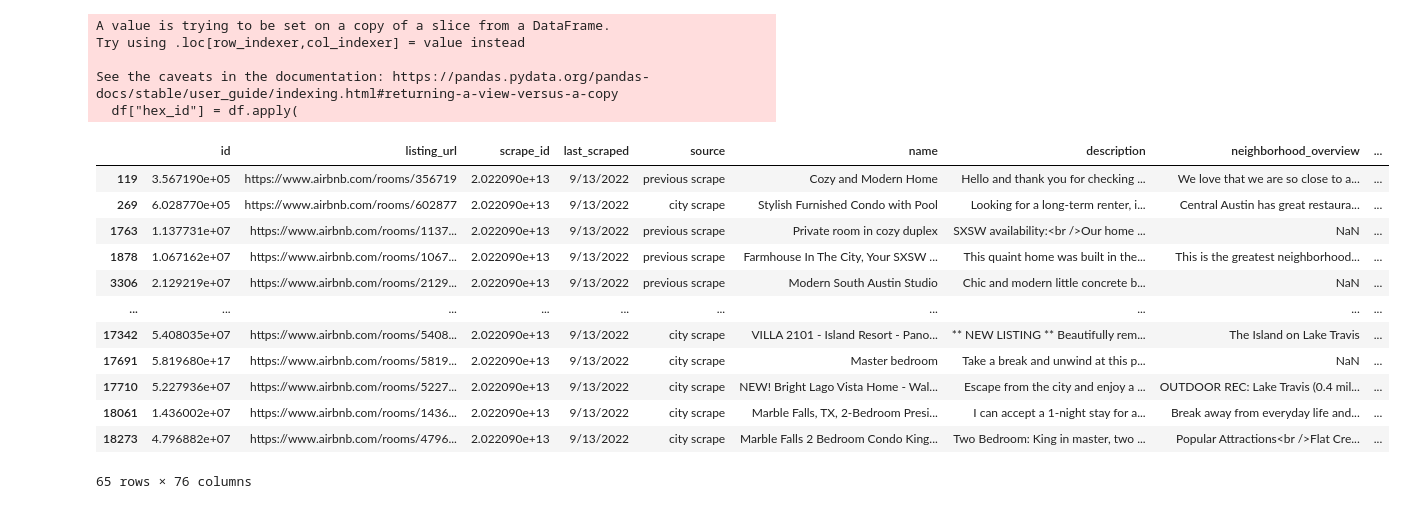
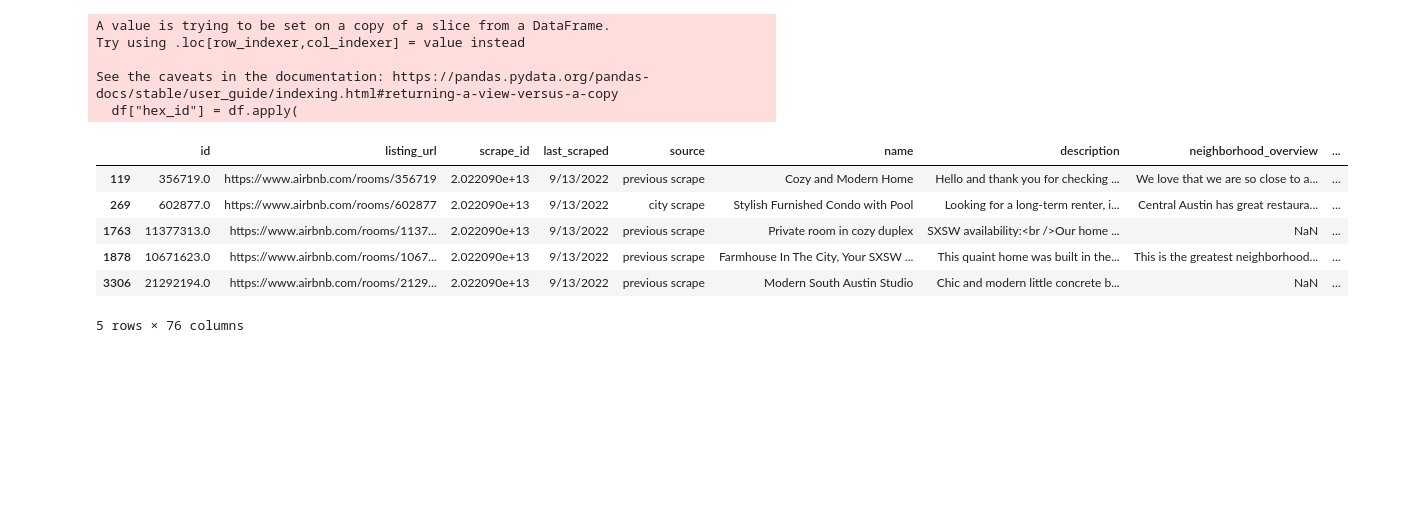
Before and after one commit to parvatsapkota/airbnb, a Jupyter notebook: location.ipynb, the cells around one changed output. Drawn from its saved outputs; the diff is of its cells as text; code cells hidden in the pictures; blank space fills up the shorter version.

```diff
--- a/location.ipynb
+++ b/location.ipynb
@@ -31,20 +33,14 @@ Try using .loc[row_indexer,col_indexer] = value instead
 See the caveats in the documentation: https://pandas.pydata.org/pandas-docs/stable/user_guide/indexing.html#returning-a-view-versus-a-copy
   df["hex_id"] = df.apply(
 # %%
-df
+df.head(5)
 # %% [output]
 |  | id | listing_url | scrape_id | last_scraped | source | name | description | neighborhood_overview | ... |
-| 119 | 3.567190e+05 | https://www.airbnb.com/rooms/356719 | 2.022090e+13 | 9/13/2022 | previous scrape | Cozy and Modern Home | Hello and thank you for checking ... | We love that we are so close to a... | ... |
-| 269 | 6.028770e+05 | https://www.airbnb.com/rooms/602877 | 2.022090e+13 | 9/13/2022 | city scrape | Stylish Furnished Condo with Pool | Looking for a long-term renter, i... | Central Austin has great restaura... | ... |
-| 1763 | 1.137731e+07 | https://www.airbnb.com/rooms/1137... | 2.022090e+13 | 9/13/2022 | previous scrape | Private room in cozy duplex | SXSW availability:<br />Our home ... | NaN | ... |
-| 1878 | 1.067162e+07 | https://www.airbnb.com/rooms/1067... | 2.022090e+13 | 9/13/2022 | previous scrape | Farmhouse In The City, Your SXSW ... | This quaint home was built in the... | This is the greatest neighborhood... | ... |
-| 3306 | 2.129219e+07 | https://www.airbnb.com/rooms/2129... | 2.022090e+13 | 9/13/2022 | previous scrape | Modern South Austin Studio | Chic and modern little concrete b... | NaN | ... |
-| ... | ... | ... | ... | ... | ... | ... | ... | ... | ... |
-| 17342 | 5.408035e+07 | https://www.airbnb.com/rooms/5408... | 2.022090e+13 | 9/13/2022 | city scrape | VILLA 2101 - Island Resort - Pano... | ** NEW LISTING ** Beautifully rem... | The Island on Lake Travis | ... |
-| 17691 | 5.819680e+17 | https://www.airbnb.com/rooms/5819... | 2.022090e+13 | 9/13/2022 | city scrape | Master bedroom | Take a break and unwind at this p... | NaN | ... |
-| 17710 | 5.227936e+07 | https://www.airbnb.com/rooms/5227... | 2.022090e+13 | 9/13/2022 | city scrape | NEW! Bright Lago Vista Home - Wal... | Escape from the city and enjoy a ... | OUTDOOR REC: Lake Travis (0.4 mil... | ... |
-| 18061 | 1.436002e+07 | https://www.airbnb.com/rooms/1436... | 2.022090e+13 | 9/13/2022 | city scrape | Marble Falls, TX, 2-Bedroom Presi... | I can accept a 1-night stay for a... | Break away from everyday life and... | ... |
-| 18273 | 4.796882e+07 | https://www.airbnb.com/rooms/4796... | 2.022090e+13 | 9/13/2022 | city scrape | Marble Falls 2 Bedroom Condo King... | Two Bedroom: King in master, two ... | Popular Attractions<br />Flat Cre... | ... |
+| 119 | 356719.0 | https://www.airbnb.com/rooms/356719 | 2.022090e+13 | 9/13/2022 | previous scrape | Cozy and Modern Home | Hello and thank you for checking ... | We love that we are so close to a... | ... |
+| 269 | 602877.0 | https://www.airbnb.com/rooms/602877 | 2.022090e+13 | 9/13/2022 | city scrape | Stylish Furnished Condo with Pool | Looking for a long-term renter, i... | Central Austin has great restaura... | ... |
+| 1763 | 11377313.0 | https://www.airbnb.com/rooms/1137... | 2.022090e+13 | 9/13/2022 | previous scrape | Private room in cozy duplex | SXSW availability:<br />Our home ... | NaN | ... |
+| 1878 | 10671623.0 | https://www.airbnb.com/rooms/1067... | 2.022090e+13 | 9/13/2022 | previous scrape | Farmhouse In The City, Your SXSW ... | This quaint home was built in the... | This is the greatest neighborhood... | ... |
+| 3306 | 21292194.0 | https://www.airbnb.com/rooms/2129... | 2.022090e+13 | 9/13/2022 | previous scrape | Modern South Austin Studio | Chic and modern little concrete b... | NaN | ... |
-65 rows × 76 columns
+5 rows × 76 columns
 # %%
 grouped_q5 = df.groupby(by="hex_id")['id'].count()
```
Also changed, not shown: parts of 5 cells of this notebook.
